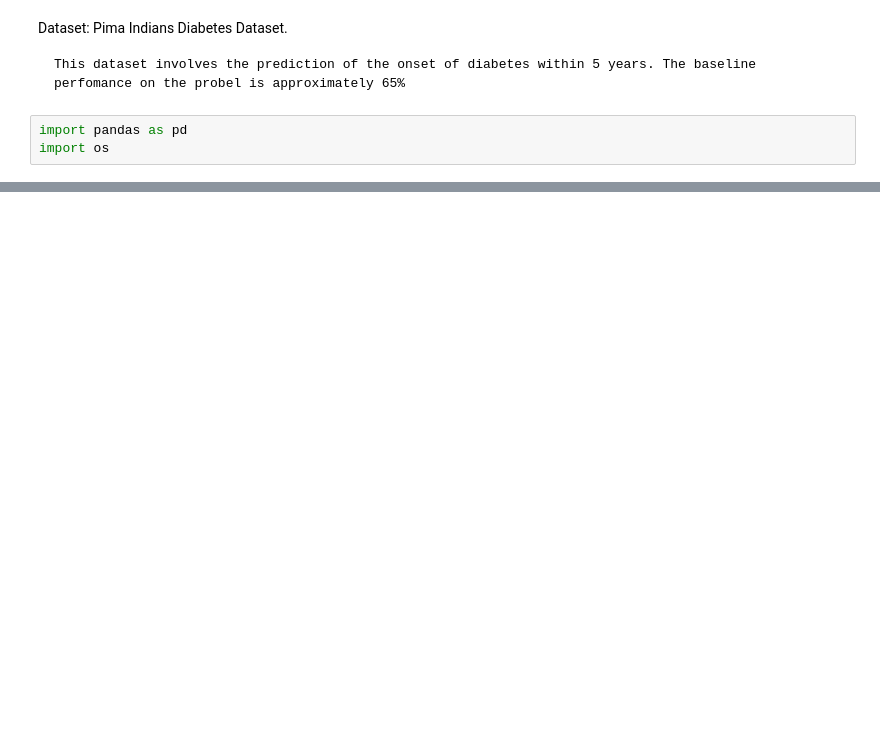
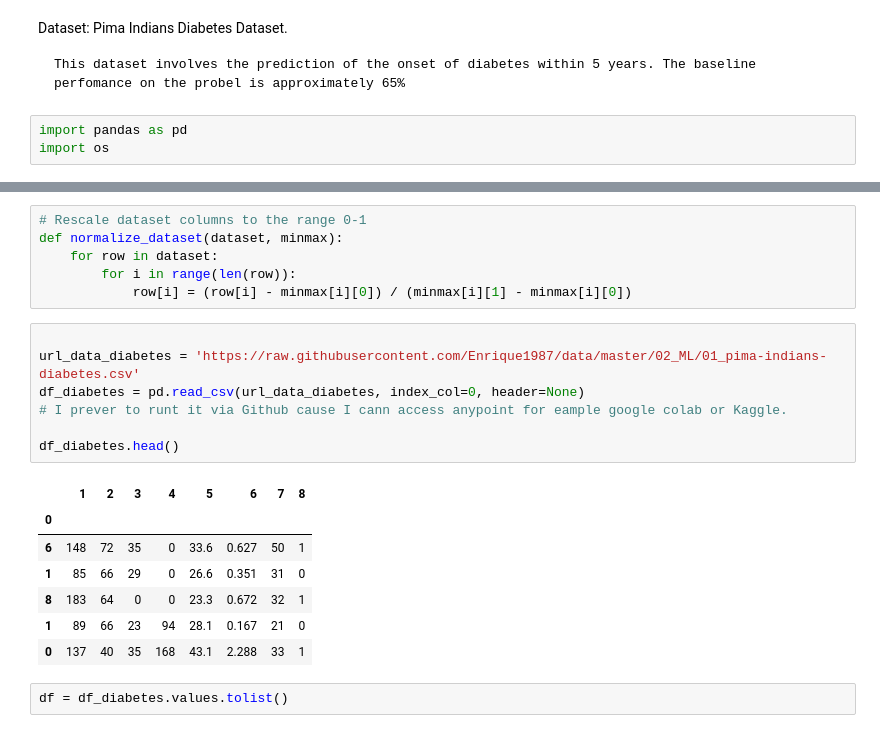
Before and after one commit to Enrique1987/Machine-Learning, a Jupyter notebook: 05_Machine_Learning_Algorithms_From_Scratch/01_Scale_Machine_Learning_Data.ipynb, the cells around one changed output, grey strips where cells are left out. Drawn from its saved outputs; the diff is of its cells as text; blank space fills up the shorter version.

Commit message:
feat: adding normalize code

```diff
--- a/05_Machine_Learning_Algorithms_From_Scratch/01_Scale_Machine_Learning_Data.ipynb
+++ b/05_Machine_Learning_Algorithms_From_Scratch/01_Scale_Machine_Learning_Data.ipynb
@@ -39,0 +77,23 @@ df_test.head()
+# %%
+# Rescale dataset columns to the range 0-1
+def normalize_dataset(dataset, minmax):
+    for row in dataset:
+        for i in range(len(row)):
+            row[i] = (row[i] - minmax[i][0]) / (minmax[i][1] - minmax[i][0])
+# %%
+
+url_data_diabetes = 'https://raw.githubusercontent.com/Enrique1987/data/master/02_ML/01_pima-indians-diabetes.csv'
+df_diabetes = pd.read_csv(url_data_diabetes, index_col=0, header=None)
+# I prever to runt it via Github cause I cann access anypoint for eample google colab or Kaggle.
+
+df_diabetes.head()
+# %% [output]
+|  | 1 | 2 | 3 | 4 | 5 | 6 | 7 | 8 |
+| 0 |  |  |  |  |  |  |  |  |
+| 6 | 148 | 72 | 35 | 0 | 33.6 | 0.627 | 50 | 1 |
+| 1 | 85 | 66 | 29 | 0 | 26.6 | 0.351 | 31 | 0 |
+| 8 | 183 | 64 | 0 | 0 | 23.3 | 0.672 | 32 | 1 |
+| 1 | 89 | 66 | 23 | 94 | 28.1 | 0.167 | 21 | 0 |
+| 0 | 137 | 40 | 35 | 168 | 43.1 | 2.288 | 33 | 1 |
+# %%
+df = df_diabetes.values.tolist()
```
Also changed, not shown: parts of 11 cells of this notebook.
